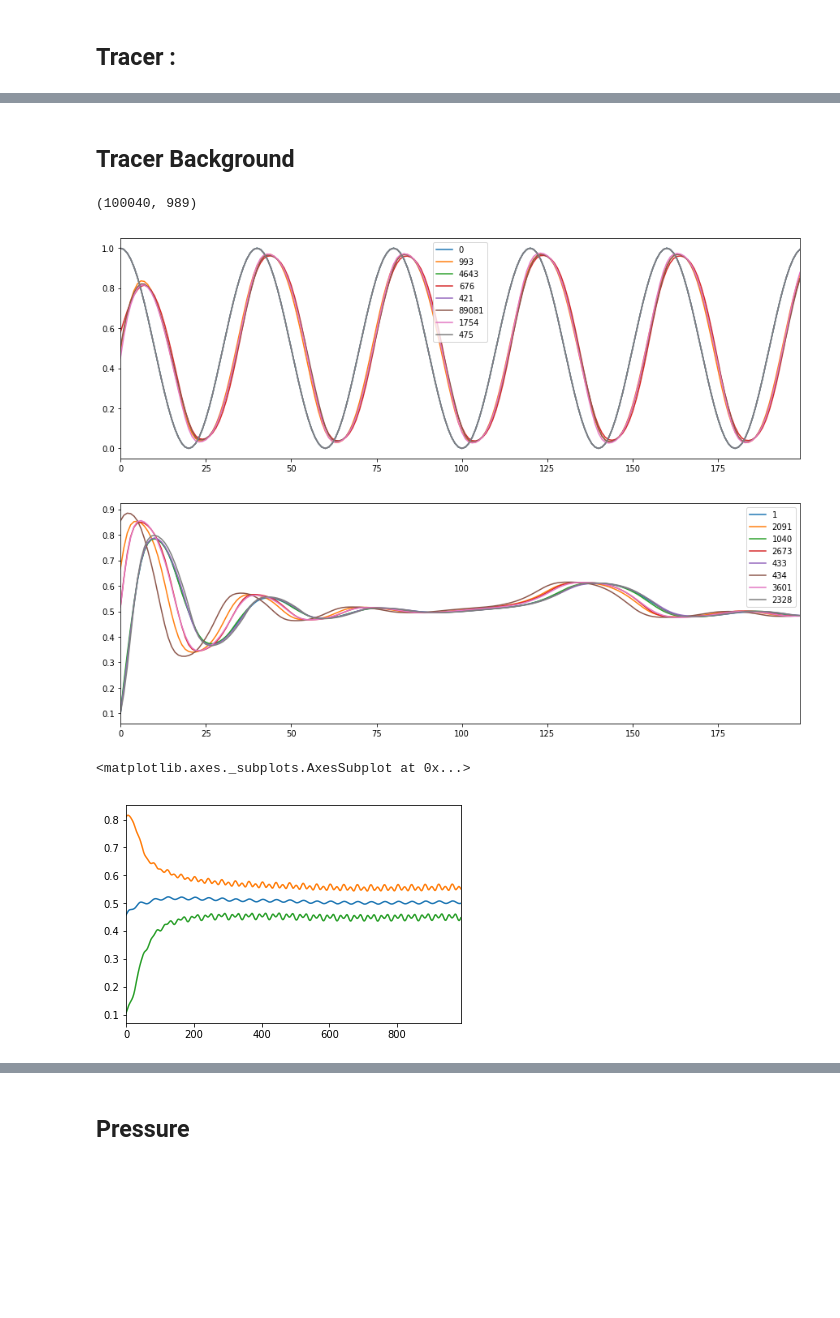
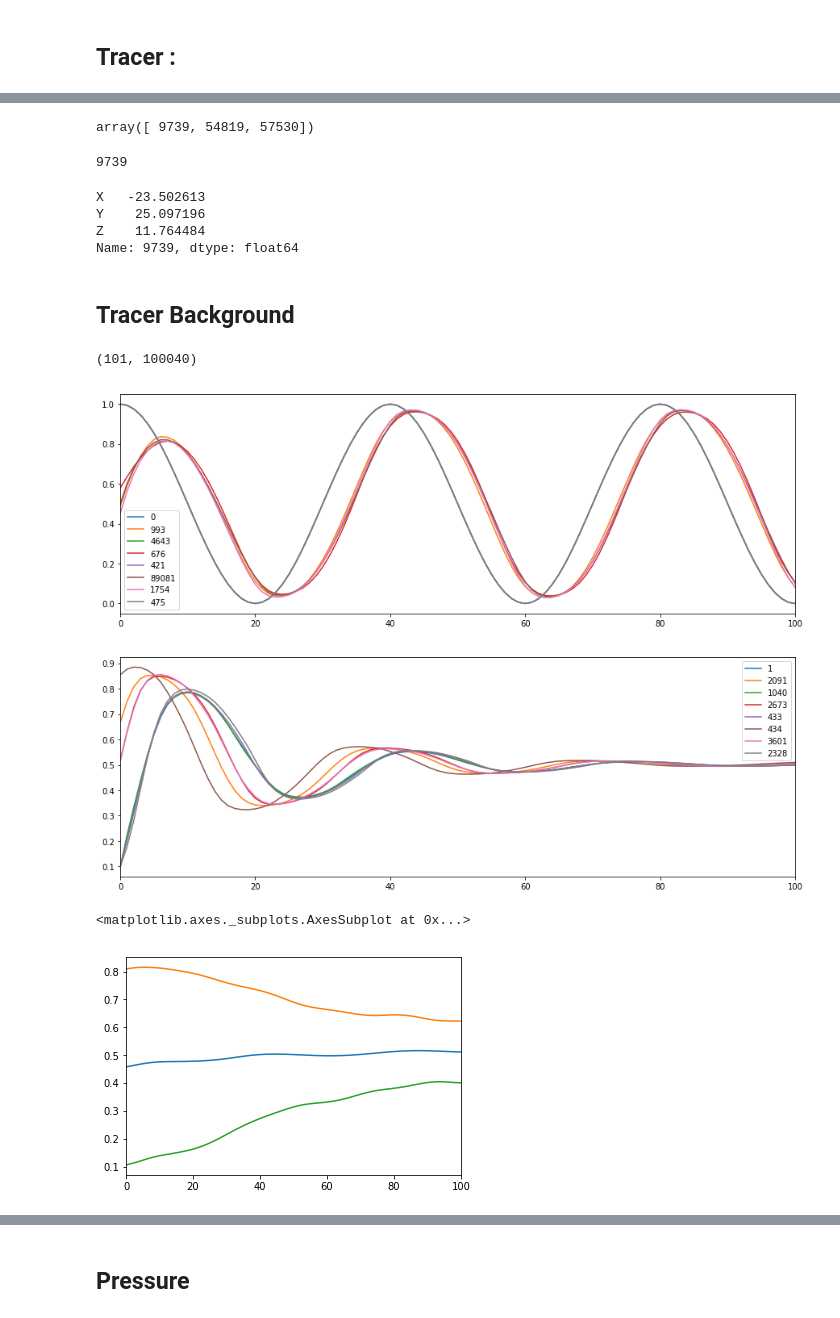
Before and after one commit to adrianlwn/MScProject_OptSensors_GP, a Jupyter notebook: Data Visualisation.ipynb, the cells around one changed output, grey strips where cells are left out. Cells and saved outputs as stored; diff of their text form; code cells hidden in the pictures; blank space fills up the shorter version.

```diff
--- a/Data Visualisation.ipynb
+++ b/Data Visualisation.ipynb
@@ -5,8 +5,10 @@ from utils import *
 # %%
 # Load the Data for given time interval [0 -> 988]
 i_start = 0
-i_end = 988
-mydict = load_data(i_start, i_end)
-print('Number of Locations : ' ,mydict[i_start].GetLocations().shape[0])
+i_end = 100
+data_dict, location_df, time_vec = load_data(i_start,
+                                             i_end,
+                                             crop= None #((-10,10),(-10,10),(-30,30))
+                                            )
 # %% [output]
 Number of Locations :  100040
@@ -74,0 +61,4 @@ tracer_df.iloc[:,next_points].plot(figsize=(15,5));
+# %%
+np.array(tracer_df.loc[0,(tracer_df.iloc[0,:] == 1)].index)
+# %% [output]
+array([ 9739, 54819, 57530])
@@ -75,7 +68,13 @@ tracer_df.iloc[:,next_points].plot(figsize=(15,5));
+# %%
+rms.idxmax()
+# %% [output]
+9739
+# %%
+location_df.loc[9739]
+# %% [output]
+X   -23.502613
+Y    25.097196
+Z    11.764484
+Name: 9739, dtype: float64
 # %% [markdown]
 ## Tracer Background
-# %%
-tracerB_mat = to_matrix(mydict,'TracerBackground')
-tracerB_mat.shape
-# %% [output]
-(100040, 989)
@@ -84,17 +81,22 @@ tracerB_df = pd.DataFrame(tracerB_mat.T)
+# %%
+tracerB_df = data_df(data_dict,'TracerBackground').T
+tracerB_df.shape
+# %% [output]
+(101, 100040)
 # %%
 central_point = 0
-next_points = mydict[i_start].GetPointPoints(central_point)
+next_points = data_dict[i_start].GetPointPoints(central_point)
 
 tracerB_df.iloc[:200,next_points].plot(figsize=(15,5));
 # %% [output]
-[figure, old version]
+[figure, new version]
 # %%
 central_point = 1
-next_points = mydict[i_start].GetPointPoints(central_point)
+next_points = data_dict[i_start].GetPointPoints(central_point)
 
 tracerB_df.iloc[:200,next_points].plot(figsize=(15,5));
 # %% [output]
-[figure, old version]
+[figure, new version]
 # %%
 mean = tracerB_df.iloc[:,:100000].mean(axis=1)
 std = tracerB_df.iloc[:,:100000].std(axis=1)
@@ -104,6 +106,6 @@ mean.plot();
 (mean - std).plot()
 # %% [output]
 <matplotlib.axes._subplots.AxesSubplot at 0x...>
-[figure, old version]
+[figure, new version]
 # %%
 %matplotlib notebook
```
Also changed, not shown: parts of 15 cells of this notebook, 7 other files.
